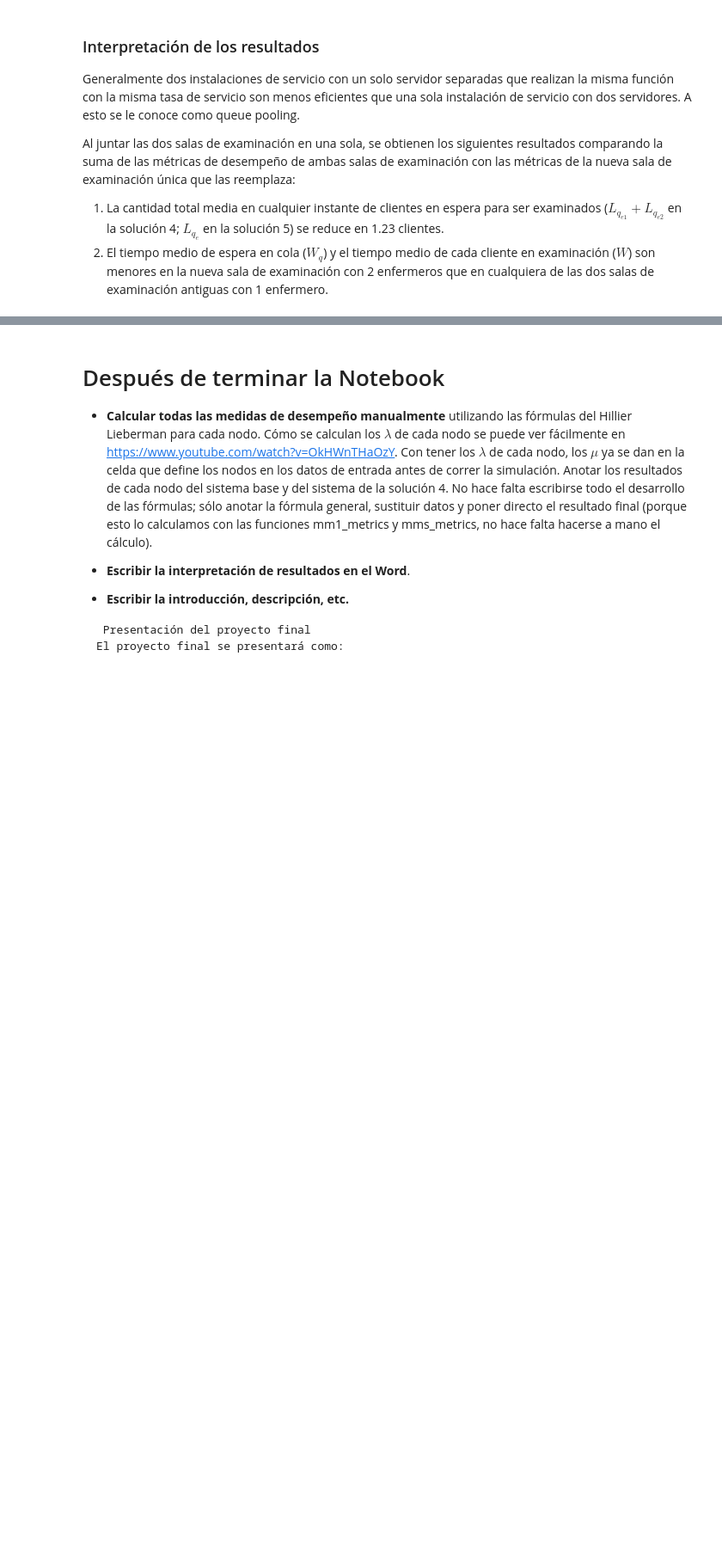
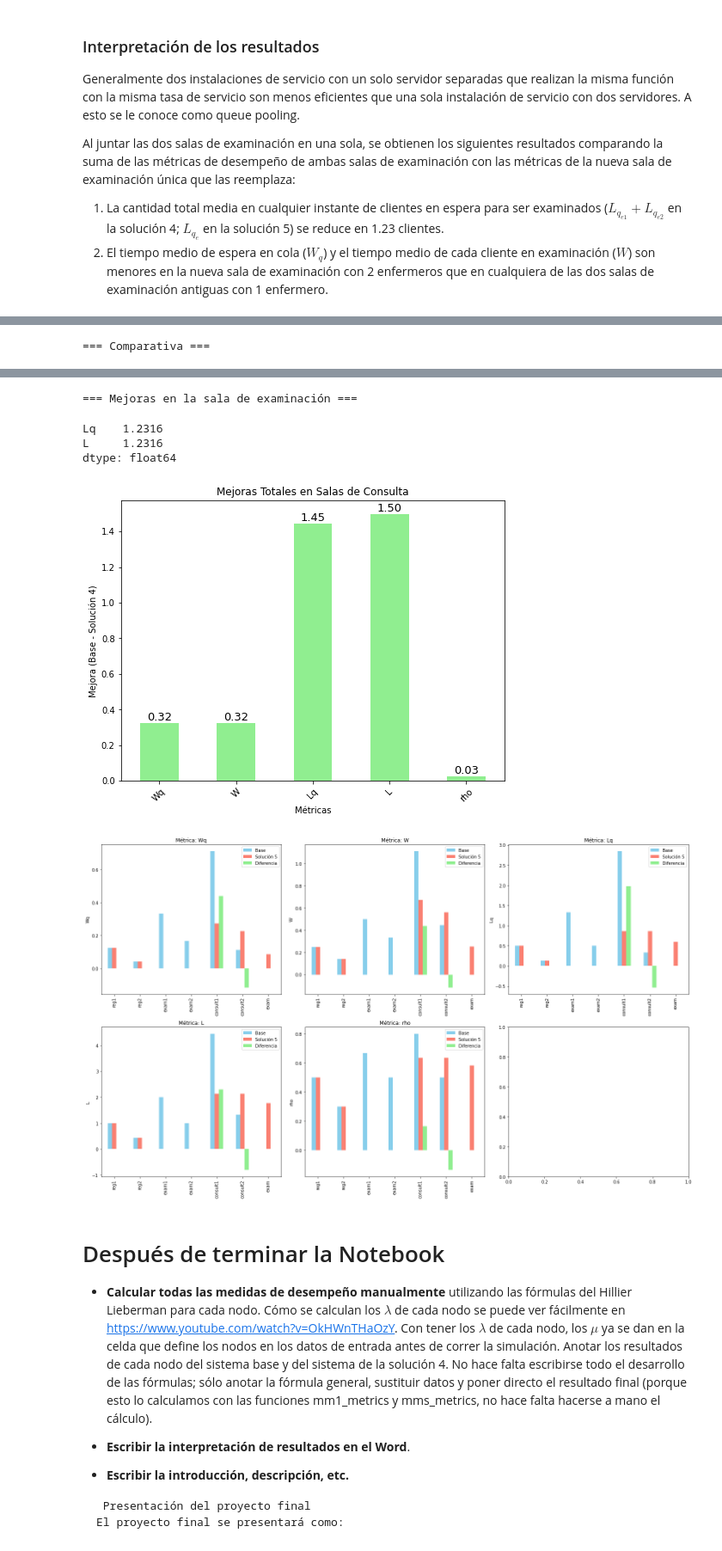
Before and after one commit to AlexisAndradeDev/OperationsResearch_QueuingProject, a Jupyter notebook: IO_Queuing_Simulation.ipynb, the cells around one changed output, grey strips where cells are left out. Shown at 86% size. Cells and saved outputs as stored; diff of their text form; code cells hidden in the pictures; blank space fills up the shorter version.

Commit message:
Add comparison between solution 5 and base case

```diff
--- a/IO_Queuing_Simulation.ipynb
+++ b/IO_Queuing_Simulation.ipynb
@@ -791,7 +791,7 @@ Comparación de métricas entre simulación y cálculo manual para Solución 5:
 df_base = pd.DataFrame(base_metrics_manual).T
 df_sol4 = pd.DataFrame(solution4_metrics_manual).T
 
-# Combinar Base vs Solución 4 en un solo DataFrame con MultiIndex
+# Combinar Base vs Solución 4 en un solo DataFrame
 df_combined = pd.concat({'Base': df_base, 'Sol4': df_sol4}, axis=1)
 
 # Calcular diferencias absolutas y relativas (porcentaje de mejora)
@@ -799,7 +799,7 @@ df_diff = df_combined['Base'] - df_combined['Sol4']
 df_pct  = (df_diff / df_combined['Base']) * 100
 
 # Calcular mejora total en salas de consulta (suma de diferencias absolutas)
-df_total_diff = df_diff.loc[['consult1', 'consult2']].sum(axis=0)
+df_total_diff_consult = df_diff.loc[['consult1', 'consult2']].sum(axis=0)
 
 # Mostrar tablas
 print("=== Comparativa Base vs Solución 4 ===")
@@ -811,9 +811,9 @@ display(df_diff.round(4))
 print("\n=== Diferencia porcentual (%) ===")
 display(df_pct.round(2))
 
-# Graficar mejoras totales
+# Graficar mejoras totales en consultas
 plt.figure(figsize=(8, 6))
-ax = df_total_diff.plot(kind='bar', color='lightgreen')
+ax = df_total_diff_consult.plot(kind='bar', color='lightgreen')
 plt.title('Mejoras Totales en Salas de Consulta')
 plt.xlabel('Métricas')
 plt.ylabel('Mejora (Base - Solución 4)')
@@ -991,0 +996,62 @@ Al juntar las dos salas de examinación en una sola, se obtienen los siguientes
+# %%
+# Combinar Base vs Solución 5 en un solo DataFrame
+df_combined = pd.concat({'Base': df_base, 'Sol5': df_sol5}, axis=1)
+
+# Calcular diferencias absolutas y relativas (porcentaje de mejora)
+df_diff = df_combined['Base'] - df_combined['Sol5']
+df_pct  = (df_diff / df_combined['Base']) * 100
+
+# Calcular mejora total en salas de consulta (suma de diferencias absolutas)
+df_total_diff_consult = df_diff.loc[['consult1', 'consult2']].sum(axis=0)
+
+# Diferencia entre la suma de las métricas del caso base en exam1 y exam2 con
+# las métricas de la solución 5 en exam
+df_exam_base = df_base.loc[['exam1', 'exam2']].sum(axis=0)
+df_exam5 = df_sol5.loc[['exam']].sum(axis=0)
+df_exam_diff = df_exam_base - df_exam5
+# Sólo nos interesan las métricas de longitudes de cola
+df_exam_diff = df_exam_diff[['Lq', 'L']]
+
+# Mostrar tablas
+print("=== Comparativa ===")
+display(df_combined)
+
+print("\n=== Mejoras en la sala de examinación ===")
+display(df_exam_diff.round(4))
+
+# Graficar mejoras totales en consultas
+plt.figure(figsize=(8, 6))
+ax = df_total_diff_consult.plot(kind='bar', color='lightgreen')
+plt.title('Mejoras Totales en Salas de Consulta')
+plt.xlabel('Métricas')
+plt.ylabel('Mejora (Base - Solución 4)')
+plt.xticks(rotation=45)
+
+# Mostrar el valor encima de cada barra
+for p in ax.patches:
+    ax.annotate(f'{p.get_height():.2f}', (p.get_x() + p.get_width() / 2, p.get_height()),
+                ha='center', va='bottom', fontsize=13, color='black')
+
+# Graficar métricas por nodo (Base vs Sol5)
+metrics = ['Wq','W','Lq','L','rho']
+
+fig, axes = plt.subplots(2, 3, figsize=(20, 12))  # Aumentar el tamaño de la figura
+axes = axes.flatten()
+
+# Concatenar combined y diff para graficar
+df_plot = pd.concat({'Base': df_base, 'Sol5': df_sol5, 'Diff': df_diff}, axis=1)
+
+for ax, metric in zip(axes, metrics):
+    # Extraer las tres columnas (Base, Sol5 y Diff) para la métrica actual
+    df_plot_metric = df_plot.loc[:, (slice(None), metric)]
+    # Quitar el nivel de índice de columna que sobra
+    df_plot_metric.columns = df_plot_metric.columns.droplevel(1)
+    df_plot_metric.plot(kind='bar', ax=ax, color=['skyblue', 'salmon', 'lightgreen'])
+    ax.set_title(f"Métrica: {metric}")
+    ax.set_ylabel(metric)
+    ax.legend(['Base', 'Solución 5', 'Diferencia'])
+
+plt.tight_layout()
+plt.show()
+# %% [output]
+=== Comparativa ===
@@ -992,3 +1067,9 @@ Al juntar las dos salas de examinación en una sola, se obtienen los siguientes
+=== Mejoras en la sala de examinación ===
+Lq    1.2316
+L     1.2316
+dtype: float64
+[figure, added]
+[figure, added]
 # %% [markdown]
 # Después de terminar la Notebook
 
```
Also changed, not shown: parts of 3 cells of this notebook.
